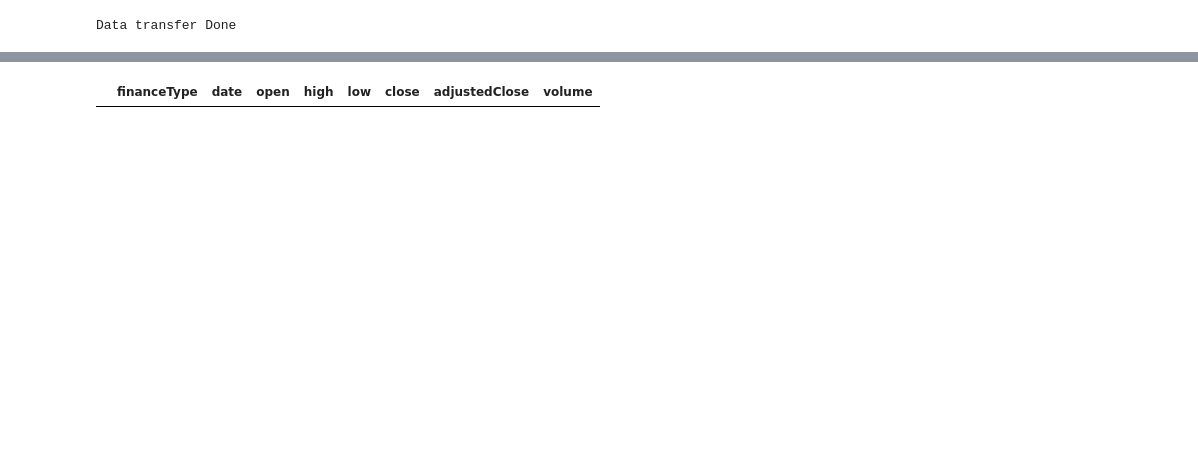
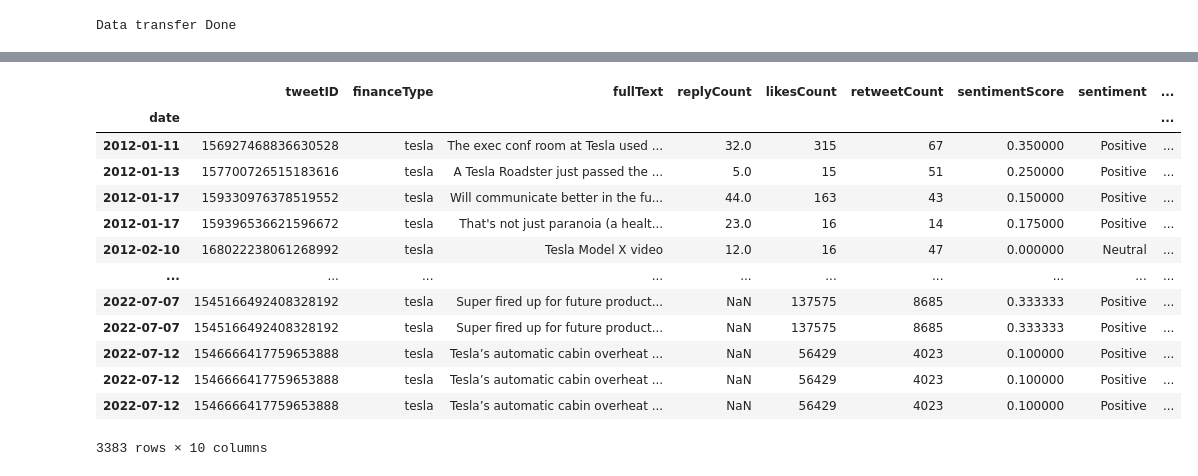
Before and after one commit to VanAntworth/To-The-Moon, a Jupyter notebook: Segment2_Delivery/Machine_Learning/Arima_ML.ipynb, the cells around one changed output, grey strips where cells are left out. Saved outputs shown, nothing was run; the diff lists cells and outputs as text; code cells hidden in the pictures; blank space fills up the shorter version.

```diff
--- a/Segment2_Delivery/Machine_Learning/Arima_ML.ipynb
+++ b/Segment2_Delivery/Machine_Learning/Arima_ML.ipynb
@@ -16,10 +20,3 @@ from pmdarima import auto_arima
 %run -i "SqlConn.py"
 #importing local py file
 import SqlConn
-# %%
-#Fetch only Finance Data
-try:
-    df_dbFianceData = SqlConn.fetchFinanceData("")
-    print("Data transfer Done")
-except BaseException as err:
-    print(err)
@@ -27,0 +23,7 @@ Data transfer Done
+# %%
+#Fetch only Finance Data
+try:
+    df_dbFinanceData = SqlConn.fetchFinanceData("tesla")
+    print("Data transfer Done")
+except BaseException as err:
+    print(err)
@@ -28,7 +32,7 @@ Data transfer Done
 # %%
 #Fetch Tweets and Sentiment data - Join from Tweet and Sentiment tables
 try:
-    df_dbSentimentData = SqlConn.fetchTweetSentimentForModelling("")
+    df_dbSentimentData = SqlConn.fetchTweetSentimentForModelling("tesla")
     print("Data transfer Done")
 except BaseException as err:
     print(err)
@@ -53,4 +60,19 @@ df_dbFianceData
 # %%
+df_dbSentimentData["date"] = pd.to_datetime(df_dbSentimentData["date"])
+df_dbSentimentData.set_index("date",inplace=True)
 df_dbSentimentData
 # %% [output]
-|  | financeType | date | open | high | low | close | adjustedClose | volume |
+|  | tweetID | financeType | fullText | replyCount | likesCount | retweetCount | sentimentScore | sentiment | ... |
+| date |  |  |  |  |  |  |  |  | ... |
+| 2012-01-11 | 156927468836630528 | tesla | The exec conf room at Tesla used ... | 32.0 | 315 | 67 | 0.350000 | Positive | ... |
+| 2012-01-13 | 157700726515183616 | tesla | A Tesla Roadster just passed the ... | 5.0 | 15 | 51 | 0.250000 | Positive | ... |
+| 2012-01-17 | 159330976378519552 | tesla | Will communicate better in the fu... | 44.0 | 163 | 43 | 0.150000 | Positive | ... |
+| 2012-01-17 | 159396536621596672 | tesla | That's not just paranoia (a healt... | 23.0 | 16 | 14 | 0.175000 | Positive | ... |
+| 2012-02-10 | 168022238061268992 | tesla | Tesla Model X video | 12.0 | 16 | 47 | 0.000000 | Neutral | ... |
+| ... | ... | ... | ... | ... | ... | ... | ... | ... | ... |
+| 2022-07-07 | 1545166492408328192 | tesla | Super fired up for future product... | NaN | 137575 | 8685 | 0.333333 | Positive | ... |
+| 2022-07-07 | 1545166492408328192 | tesla | Super fired up for future product... | NaN | 137575 | 8685 | 0.333333 | Positive | ... |
+| 2022-07-12 | 1546666417759653888 | tesla | Tesla’s automatic cabin overheat ... | NaN | 56429 | 4023 | 0.100000 | Positive | ... |
+| 2022-07-12 | 1546666417759653888 | tesla | Tesla’s automatic cabin overheat ... | NaN | 56429 | 4023 | 0.100000 | Positive | ... |
+| 2022-07-12 | 1546666417759653888 | tesla | Tesla’s automatic cabin overheat ... | NaN | 56429 | 4023 | 0.100000 | Positive | ... |
+3383 rows × 10 columns
```
Also changed, not shown: parts of 71 cells of this notebook, 1 other file.
